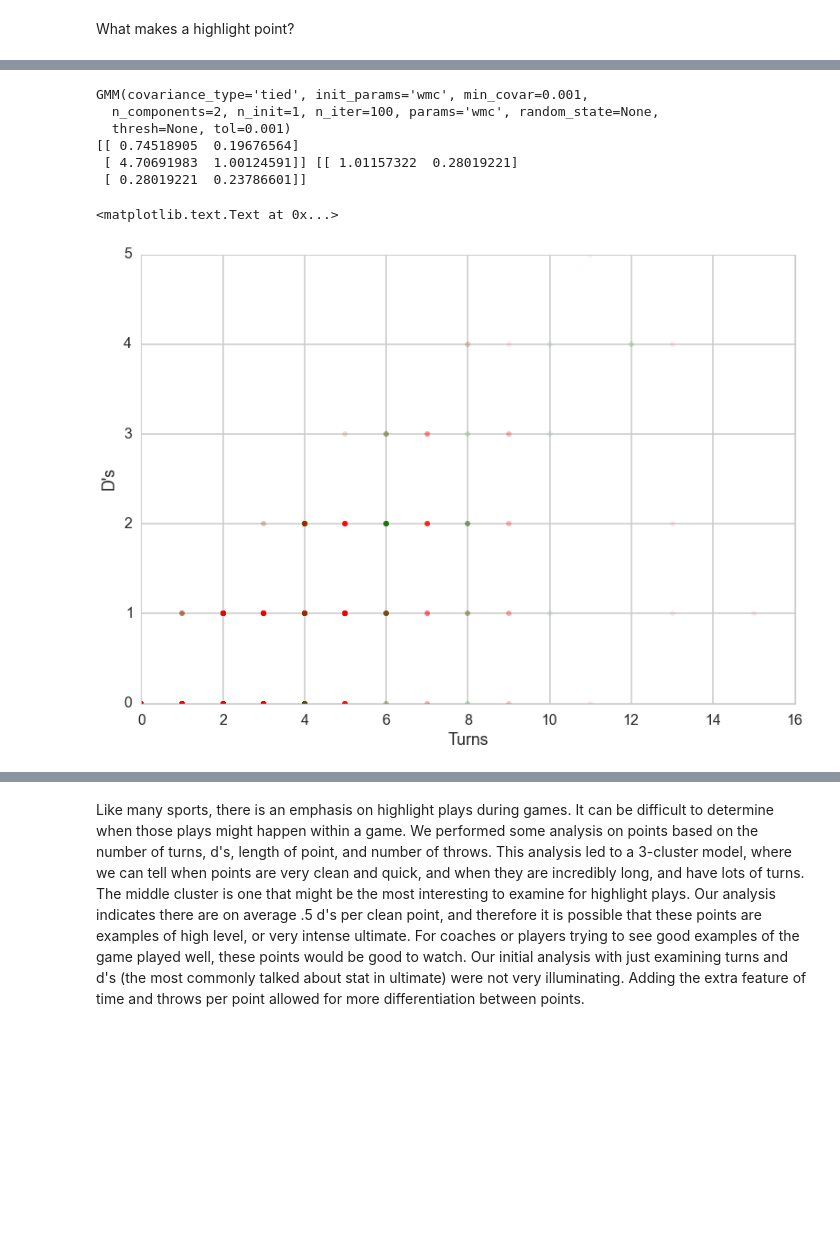
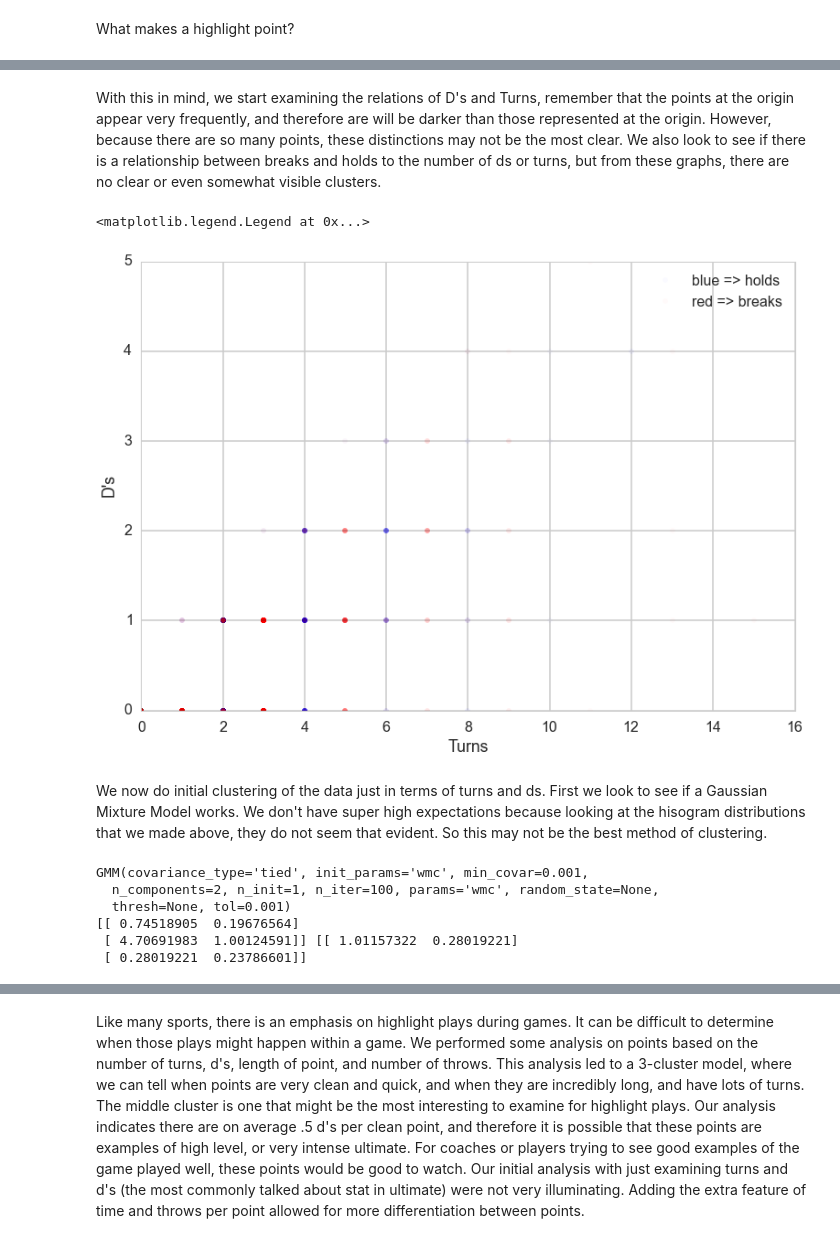
Before and after one commit to karinehsu/cs109-final-project, a Jupyter notebook: MASTER.ipynb, the cells around one changed output, grey strips where cells are left out. Cells and saved outputs as stored; diff of their text form; code cells hidden in the pictures; blank space fills up the shorter version.

```diff
--- a/MASTER.ipynb
+++ b/MASTER.ipynb
@@ -799,3 +903,19 @@ Using the point statistic table, we attempt to cluster by what makes a highlight
+# %% [markdown]
+With this in mind, we start examining the relations of D's and Turns, remember that the points at the origin appear very frequently, and therefore are will be darker than those represented at the origin.  However, because there are so many points, these distinctions may not be the most clear.  We also look to see if there is a relationship between breaks and holds to the number of ds or turns, but from these graphs, there are no clear or even somewhat visible clusters.
+# %%
+mask_hold = points.apply( lambda x :(x.offense == True and x.won == True), axis=1)
+mask_break = points.apply( lambda x :(x.offense == True and x.won == False), axis=1)
+plt.plot(points[mask_hold].turns, points[mask_hold].ds, '.', alpha=0.02, c='b', label="blue => holds")
+plt.plot(points[mask_break].turns, points[mask_break].ds, '.', alpha=0.02, c='r', label="red => breaks")
+
+plt.xlabel("Turns")
+plt.ylabel("D's")
+plt.legend()
+# %% [output]
+<matplotlib.legend.Legend at 0x...>
+[figure, added]
+# %% [markdown]
+We now do initial clustering of the data just in terms of turns and ds.  First we look to see if a Gaussian Mixture Model works.  We don't have super high expectations because looking at the hisogram distributions that we made above, they do not seem that evident.  So this may not be the best method of clustering.
 # %%
 Xall=points[['turns', 'ds']].values
 from sklearn.mixture import GMM
@@ -813,14 +933,3 @@ GMM(covariance_type='tied', init_params='wmc', min_covar=0.001,
 [[ 0.74518905  0.19676564]
  [ 4.70691983  1.00124591]] [[ 1.01157322  0.28019221]
  [ 0.28019221  0.23786601]]
-# %%
-mask_hold = points.apply( lambda x :(x.offense == True and x.won == True), axis=1)
-mask_break = points.apply( lambda x :(x.offense == True and x.won == False), axis=1)
-plt.plot(points[mask_hold].turns, points[mask_hold].ds, '.', alpha=0.08, c='g')
-plt.plot(points[mask_break].turns, points[mask_break].ds, '.', alpha=0.08, c='r')
-
-plt.xlabel("Turns")
-plt.ylabel("D's")
-# %% [output]
-<matplotlib.text.Text at 0x...>
-[figure, removed]
```
Also changed, not shown: parts of 35 cells of this notebook.
